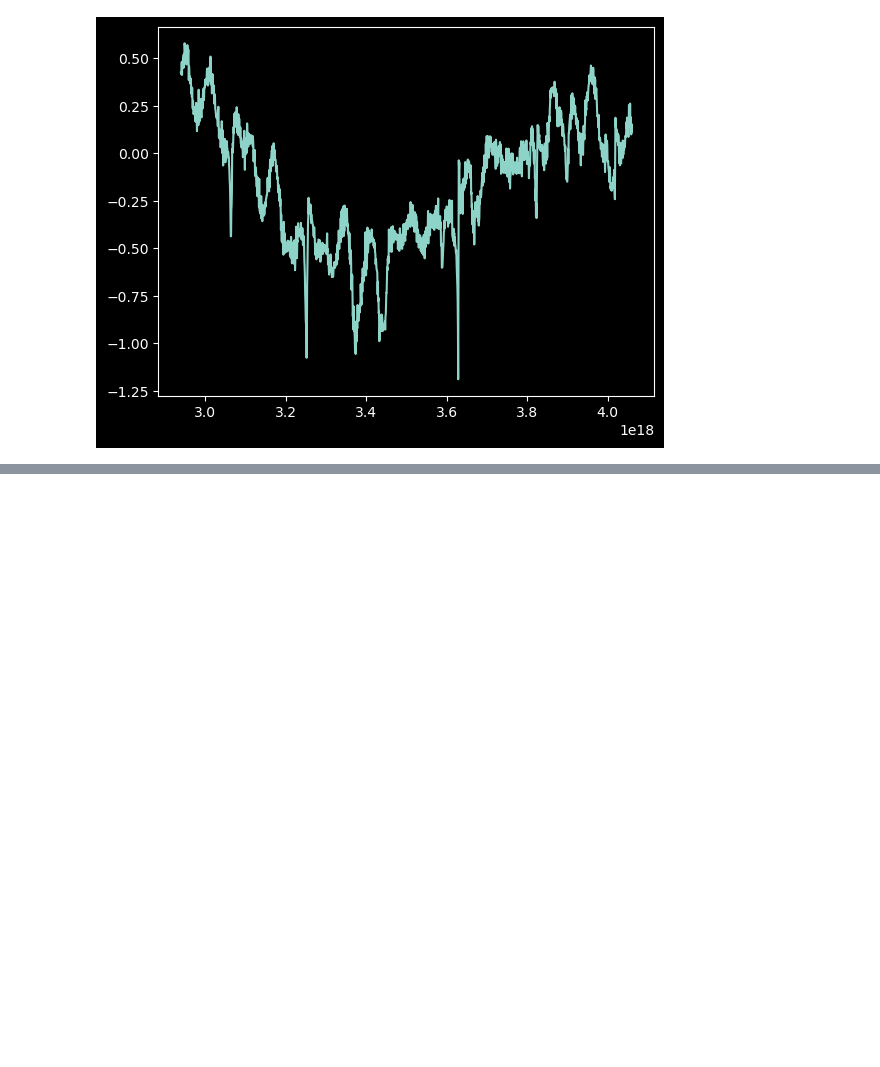
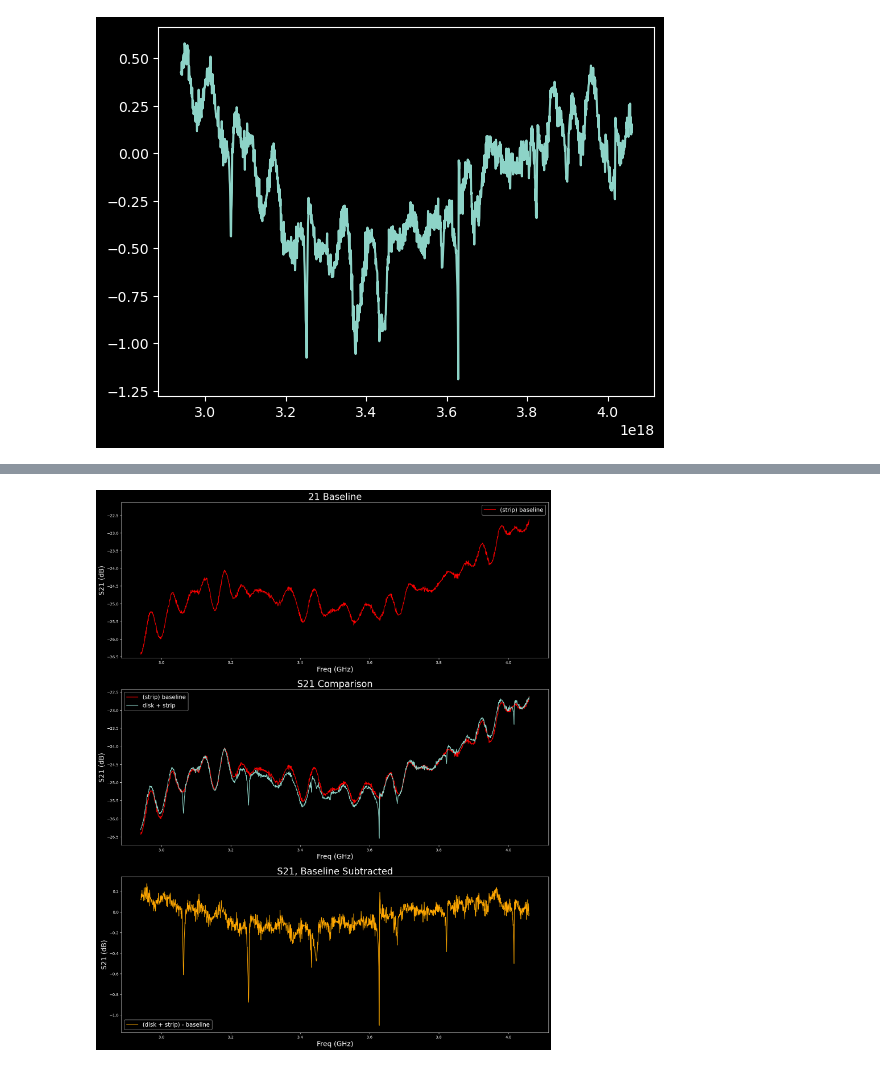
Before and after one commit to leay01/whispering_gallery_MAIN, a Jupyter notebook: WGM_clean/3p6band.ipynb, the cells around one changed output, grey strips where cells are left out. Cells and saved outputs as stored; diff of their text form; code cells hidden in the pictures; blank space fills up the shorter version.

```diff
--- a/WGM_clean/3p6band.ipynb
+++ b/WGM_clean/3p6band.ipynb
@@ -17,0 +27,6 @@ plt.plot(HQB_freqs, HQB_bl_sub1, label = 'baseline subtracted')
+# %%
+HQB_gp5_BL, HQB_gp5_res = vdr.loader_plotter('HQB_2.94to4.06GHz_baseline3_2025-05-30_13-19-12.txt',
+                                            'HQB_2.94to4.06GHz_over0.5_disk2_2025-05-30_13-48-37.txt',
+                                            'data_053025')
+# %% [output]
+[figure, added]
```
Also changed, not shown: parts of 2 cells of this notebook, 17 other files.
